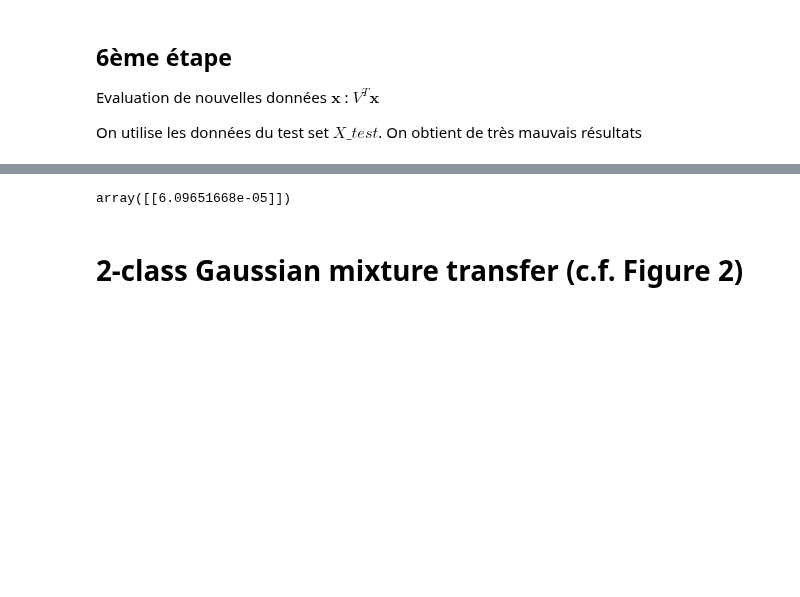
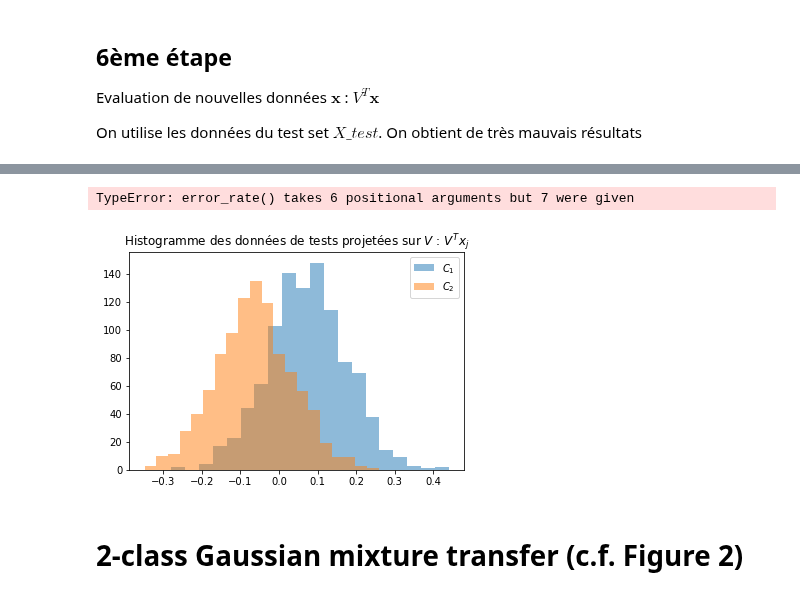
Before and after one commit to Sami-fak/DistributedMTLSPCA, a Jupyter notebook: binary-based_MTL.ipynb, the cells around one changed output, grey strips where cells are left out. Saved outputs shown, nothing was run; the diff lists cells and outputs as text; code cells hidden in the pictures; blank space fills up the shorter version.

```diff
--- a/binary-based_MTL.ipynb
+++ b/binary-based_MTL.ipynb
@@ -420,9 +446,5 @@ print(X_train_aggregated.shape)
 # %% [markdown]
 $V=\frac{Xy}{\lVert Xy \rVert}=\frac{XJ\tilde{y}}{\lVert XJ\tilde{y} \rVert}$
-# %%
-def compute_V(y_tilde, X, J):
-    xy_product = X.dot(J).dot(y_tilde)
-    return xy_product/np.linalg.norm(xy_product)
 # %%
 def create_J(nb_classes, nb_tasks, n, n_t):
     # enlever paramètre n
@@ -441,6 +493,7 @@ def create_J(nb_classes, nb_tasks, n, n_t):
 # %%
-J = create_J(m, t, n, n_t_train)
+J = create_J(m, t, n, n_t)
 #matprint(J)
 # revoir J
 #x = np.random.normal(0, 1, size=(p,1))
 #compute_score(y, J, X, x)
+compute_V_old(y, X_train_aggregated, J)[0:3]
@@ -447,5 +504,5 @@ J = create_J(m, t, n, n_t_train)
 # %%
-V = compute_V(y, X_train_aggregated, J)
+V = compute_V(y, X_train_aggregated, J, n)
 V.shape
-matprint(V)
+print(V[0:3])
 # %% [output]
@@ -557,4 +619,4 @@ compute_error_rate(X_test, V, m_t, t, m, n_t_test, Dc, correlation_matrix)
 # %%
-error_rate(m_t[1], 1, t, m, Dc, correlation_matrix)
+error_rate(m_t[1], t, m, Dc, np.transpose(M_mean).dot(M_mean), p, n)
 # %% [output]
-array([[6.09651668e-05]])
+TypeError: error_rate() takes 6 positional arguments but 7 were given
@@ -561,3 +637,7 @@ array([[6.09651668e-05]])
+# %%
+debug_histogram(V, X_test_aggregated, n_t_test)
+# %% [output]
+[figure, added]
 # %% [markdown]
 # 2-class Gaussian mixture transfer (c.f. Figure 2)
 # %%
```
Also changed, not shown: parts of 34 cells of this notebook, 1 other file.
